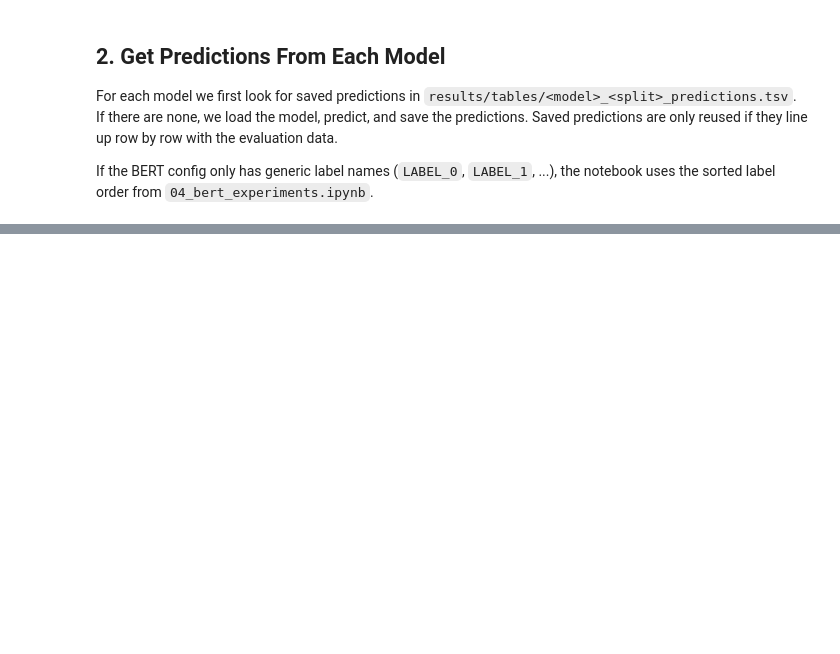
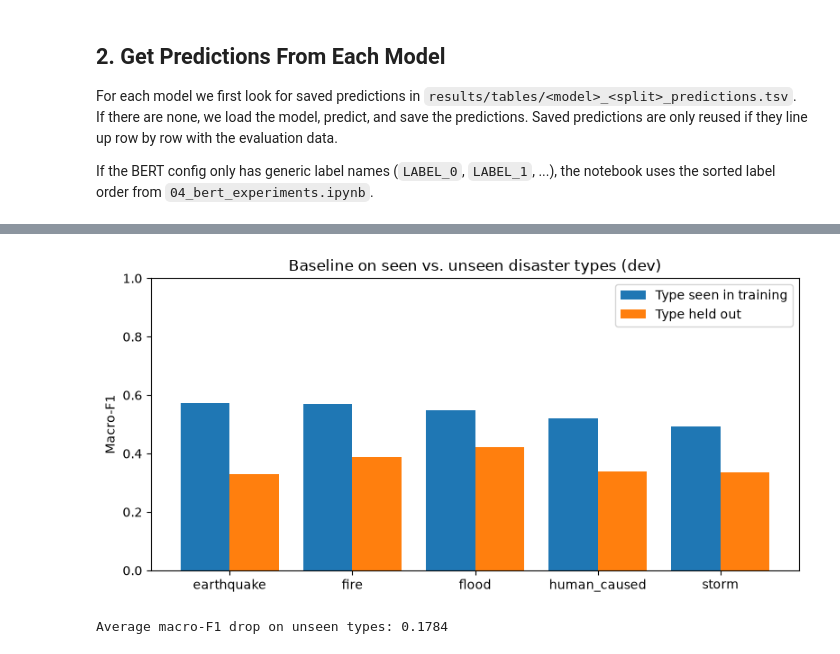
Before and after one commit to britneylu/cs1684-crisis-nlp, a Jupyter notebook: notebooks/03_evaluation.ipynb, the cells around one changed output, grey strips where cells are left out. Saved outputs shown, nothing was run; the diff lists cells and outputs as text; code cells hidden in the pictures; blank space fills up the shorter version.

```diff
--- a/notebooks/03_evaluation.ipynb
+++ b/notebooks/03_evaluation.ipynb
@@ -281,0 +776,24 @@ NameError: name 'warnings' is not defined
+# %%
+def selected_baseline_settings():
+    defaults = {"ngram_range": [1, 2], "C": 10.0, "class_weight": "balanced"}
+    if BASELINE_METADATA.exists():
+        settings = json.loads(BASELINE_METADATA.read_text()).get("selected_settings", defaults)
+    else:
+        settings = defaults
+    return settings
+
+
+def make_baseline(settings):
+    return Pipeline([
+        ("tfidf", TfidfVectorizer(ngram_range=tuple(settings["ngram_range"]))),
+        ("classifier", LogisticRegression(
+            C=settings["C"],
+            class_weight=settings["class_weight"],
+            max_iter=1000,
+            random_state=SEED,
+        )),
+    ])
+
+
+BASELINE_SETTINGS = selected_baseline_settings()
+print("Baseline settings:", BASELINE_SETTINGS)
@@ -281,0 +865,20 @@ NameError: name 'warnings' is not defined
+# %%
+if not cross_crisis.empty:
+    x = np.arange(len(cross_crisis))
+    fig, ax = plt.subplots(figsize=(8, 4))
+    ax.bar(x - 0.2, cross_crisis["seen_macro_f1"], width=0.4, label="Type seen in training")
+    ax.bar(x + 0.2, cross_crisis["unseen_macro_f1"], width=0.4, label="Type held out")
+    ax.set_xticks(x)
+    ax.set_xticklabels(cross_crisis["held_out_type"])
+    ax.set_ylabel("Macro-F1")
+    ax.set_ylim(0, 1)
+    ax.set_title(f"Baseline on seen vs. unseen disaster types ({EVAL_SPLIT})")
+    ax.legend()
+    fig.tight_layout()
+    fig.savefig(FIGURES / f"cross_crisis_baseline_{EVAL_SPLIT}.png", dpi=200)
+    plt.show()
+
+    print(f"Average macro-F1 drop on unseen types: {cross_crisis['macro_f1_drop'].mean():.4f}")
+# %% [output]
+[figure, added]
+Average macro-F1 drop on unseen types: 0.1784
```
Also changed, not shown: parts of 35 cells of this notebook, 16 other files.
